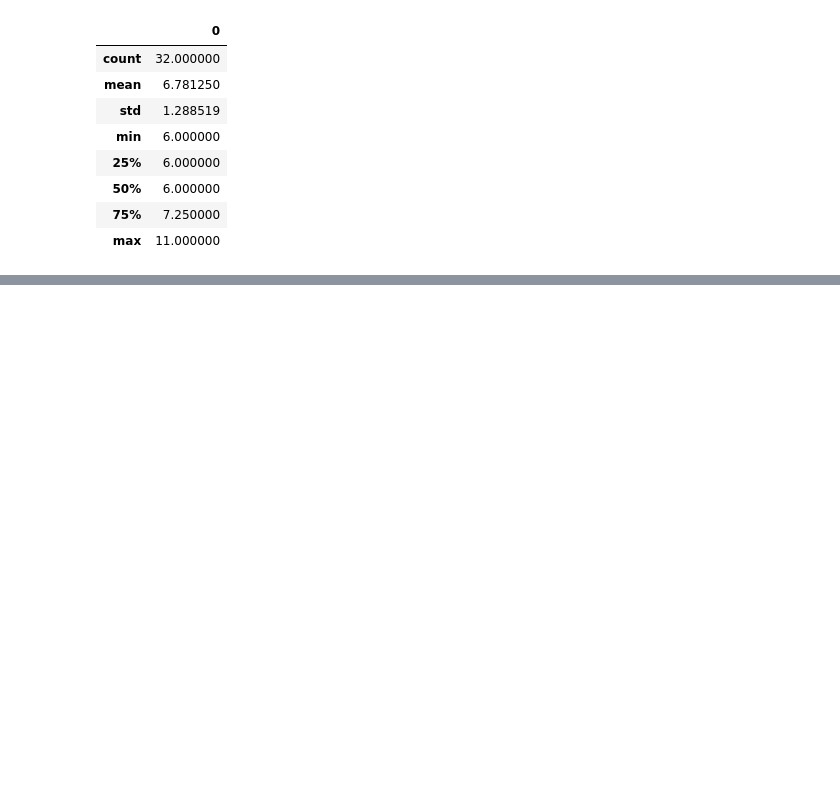
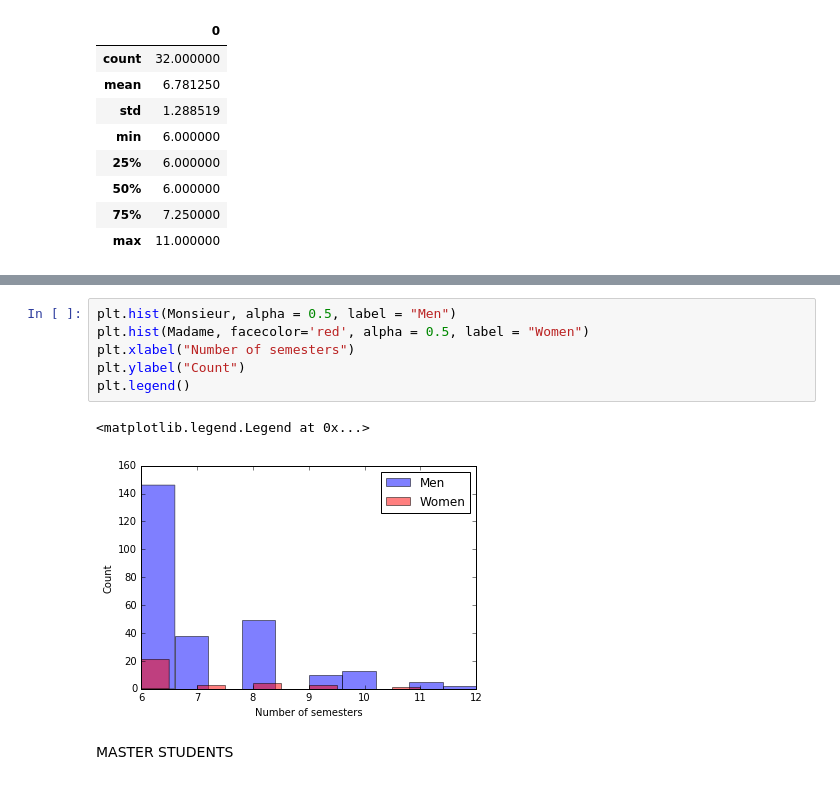
Before and after one commit to lfkrapp/literate-pancake, a Jupyter notebook: 02 - Data from the Web/homework.ipynb, the cells around one changed output, grey strips where cells are left out. Saved outputs shown, nothing was run; the diff lists cells and outputs as text; blank space fills up the shorter version.

```diff
--- a/02 - Data from the Web/homework.ipynb
+++ b/02 - Data from the Web/homework.ipynb
@@ -78,0 +90,11 @@ Monsieur.describe()
+# %%
+plt.hist(Monsieur, alpha = 0.5, label = "Men")
+plt.hist(Madame, facecolor='red', alpha = 0.5, label = "Women")
+plt.xlabel("Number of semesters")
+plt.ylabel("Count")
+plt.legend()
+# %% [output]
+<matplotlib.legend.Legend at 0x...>
+[figure, added]
+# %% [markdown]
+MASTER STUDENTS
```
Also changed, not shown: parts of 9 cells of this notebook.
